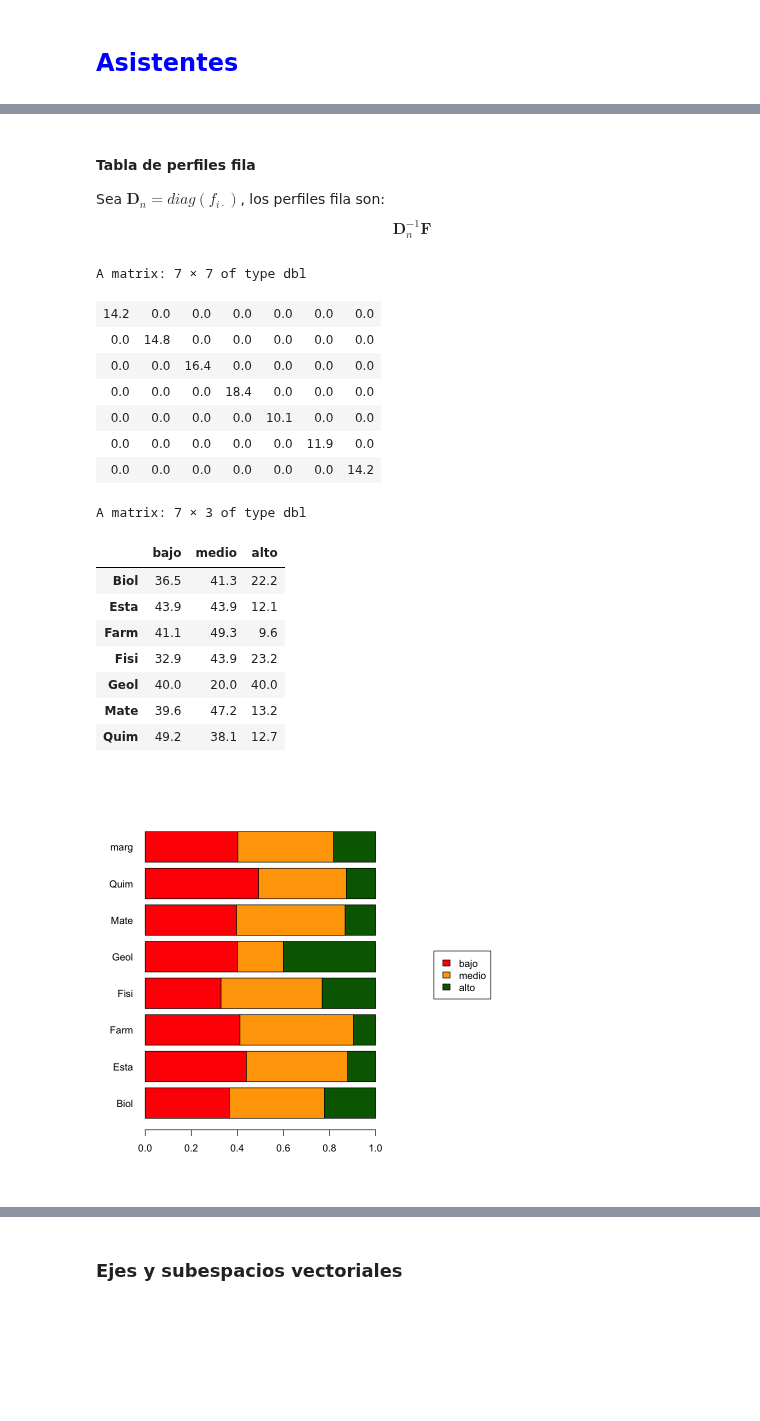
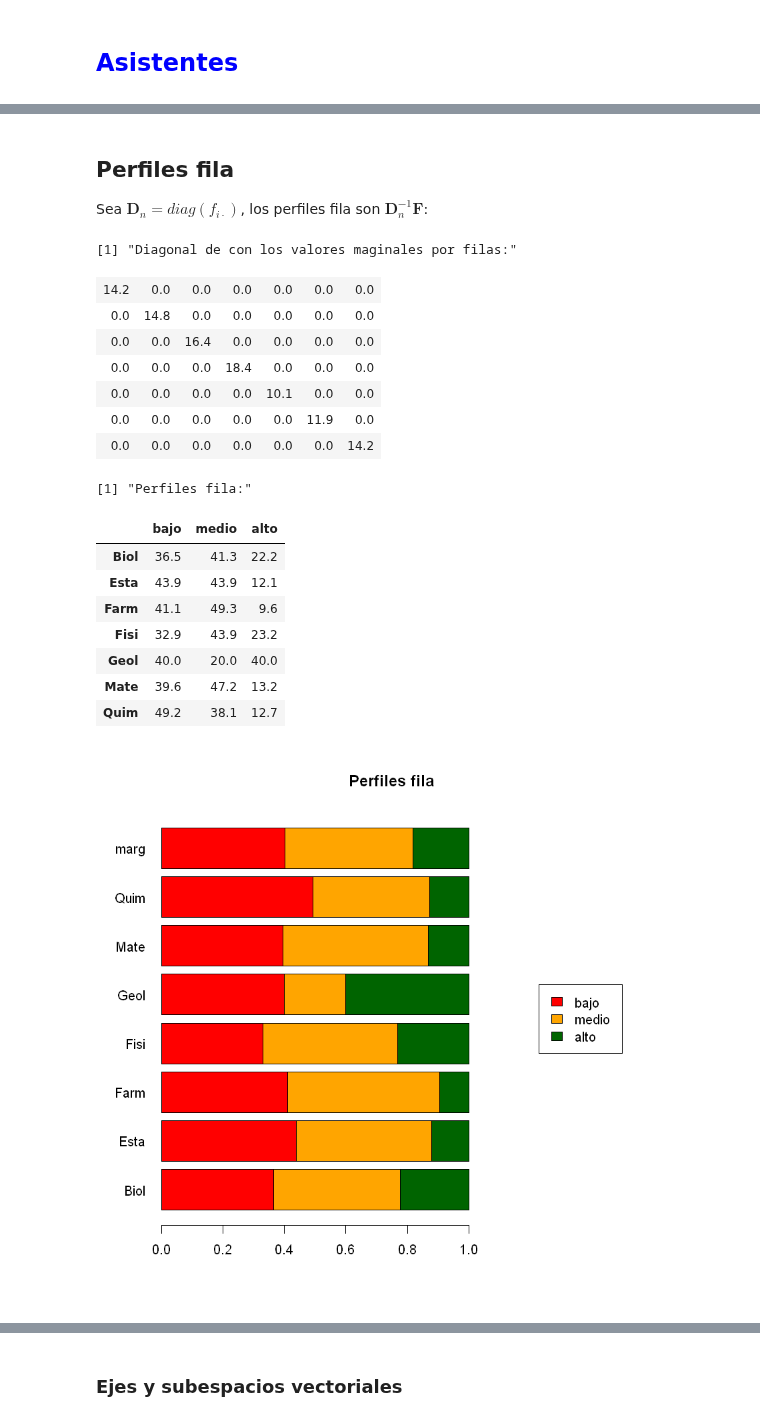
Before and after one commit to AprendizajeProfundo/Diplomado, a Jupyter notebook: Temas/Módulo 14- Aprendizaje no Supervisado/Cuadernos/ACS.ipynb, the cells around one changed output, grey strips where cells are left out. Drawn from its saved outputs; the diff is of its cells as text; code cells hidden in the pictures; blank space fills up the shorter version.

```diff
--- a/Temas/Módulo 14- Aprendizaje no Supervisado/Cuadernos/ACS.ipynb
+++ b/Temas/Módulo 14- Aprendizaje no Supervisado/Cuadernos/ACS.ipynb
@@ -118,38 +133,41 @@ $$
 - Marginal de columnas $f_{\cdot j}$
 - Total  $f_{\cdot\cdot}=1$
 # %% [markdown]
-#### Tabla de perfiles fila
+## Perfiles fila
 
-Sea $\mathbf{D}_n = diag(f_{i \cdot})$, los perfiles fila son:
-$$
-\mathbf{D}_n^{-1} \mathbf{F}
-$$
+Sea $\mathbf{D}_n = diag(f_{i \cdot})$, los perfiles fila son $\mathbf{D}_n^{-1} \mathbf{F}$:
 # %%
+# valores marginales por filas
 Dn <- diag(rowSums(F))
+print("Diagonal de con los valores maginales por filas:")
 round(Dn*100,1)
+
+# perfil fila
 perFila <- solve(Dn)%*%F
 rownames(perFila)<-rownames(F)
 colnames(perFila)<-colnames(F)
+print("Perfiles fila:")
 round(perFila*100,1)
+
 # gráfica de los perfiles
-plotct(K,"row",col=c("red","orange","darkgreen")) #función de FactoClass
+plotct(K,"row",col=c("red","orange","darkgreen"),main="Perfiles fila") #función de FactoClass
 # %% [output]
-A matrix: 7 × 7 of type dbl
+[1] "Diagonal de con los valores maginales por filas:"
 | 14.2 | 0.0 | 0.0 | 0.0 | 0.0 | 0.0 | 0.0 |
 | 0.0 | 14.8 | 0.0 | 0.0 | 0.0 | 0.0 | 0.0 |
 | 0.0 | 0.0 | 16.4 | 0.0 | 0.0 | 0.0 | 0.0 |
 | 0.0 | 0.0 | 0.0 | 18.4 | 0.0 | 0.0 | 0.0 |
 | 0.0 | 0.0 | 0.0 | 0.0 | 10.1 | 0.0 | 0.0 |
 | 0.0 | 0.0 | 0.0 | 0.0 | 0.0 | 11.9 | 0.0 |
 | 0.0 | 0.0 | 0.0 | 0.0 | 0.0 | 0.0 | 14.2 |
-A matrix: 7 × 3 of type dbl
+[1] "Perfiles fila:"
 |  | bajo | medio | alto |
 | Biol | 36.5 | 41.3 | 22.2 |
 | Esta | 43.9 | 43.9 | 12.1 |
 | Farm | 41.1 | 49.3 | 9.6 |
 | Fisi | 32.9 | 43.9 | 23.2 |
 | Geol | 40.0 | 20.0 | 40.0 |
 | Mate | 39.6 | 47.2 | 13.2 |
 | Quim | 49.2 | 38.1 | 12.7 |
-[figure, old version]
+[figure, new version]
 # %% [markdown]
```
Also changed, not shown: parts of 47 cells of this notebook, 10 other files.
